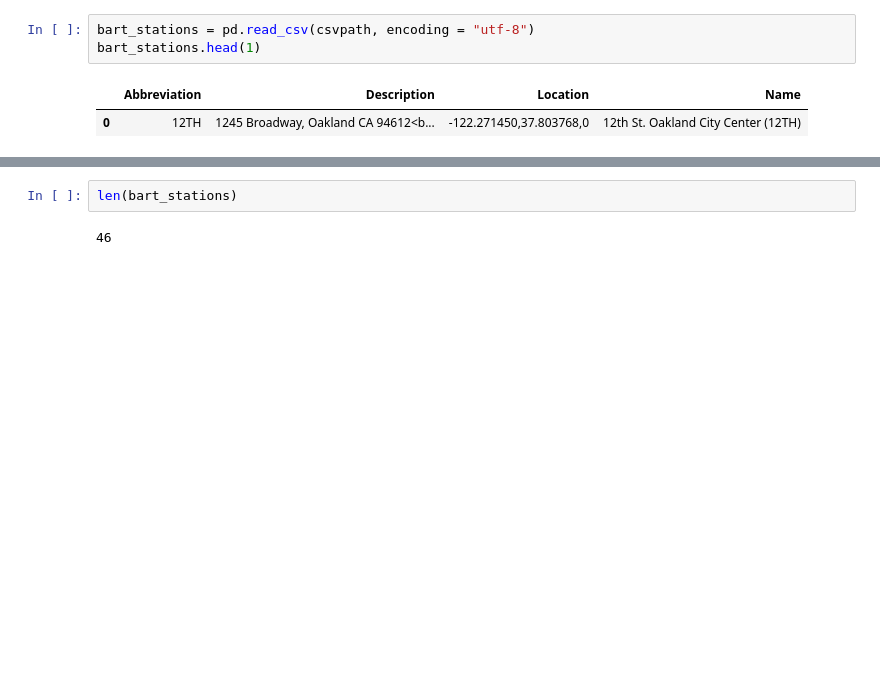
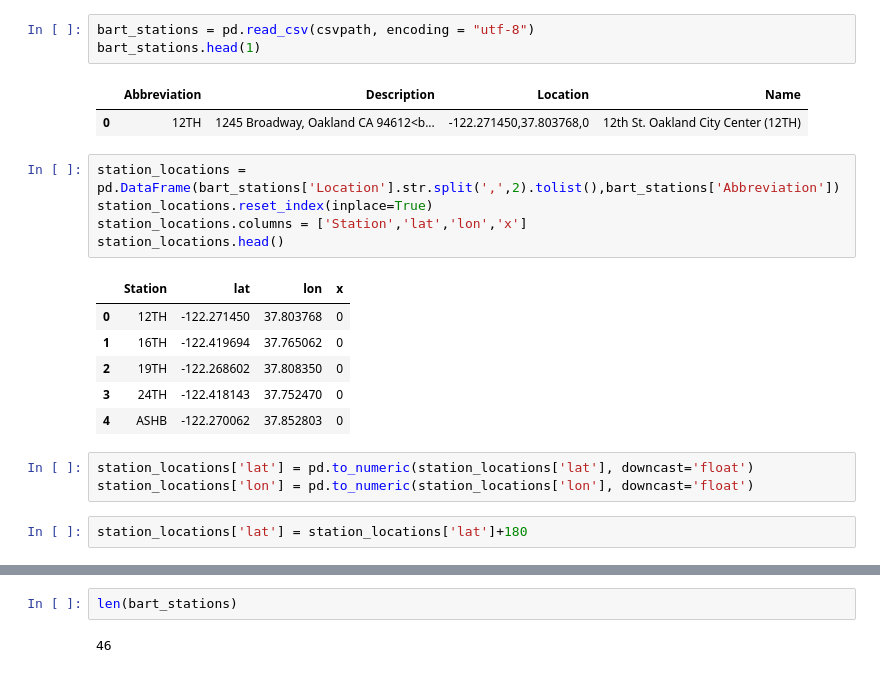
Before and after one commit to mayushah1/Branch4, a Jupyter notebook: 04_Python/BART_Data_Clean.ipynb, the cells around one changed output, grey strips where cells are left out. Saved outputs shown, nothing was run; the diff lists cells and outputs as text; blank space fills up the shorter version.

```diff
--- a/04_Python/BART_Data_Clean.ipynb
+++ b/04_Python/BART_Data_Clean.ipynb
@@ -39,3 +25,20 @@ bart_stations.head(1)
 # %% [output]
 |  | Abbreviation | Description | Location | Name |
 | 0 | 12TH | 1245 Broadway, Oakland CA 94612<b... | -122.271450,37.803768,0 | 12th St. Oakland City Center (12TH) |
+# %%
+station_locations = pd.DataFrame(bart_stations['Location'].str.split(',',2).tolist(),bart_stations['Abbreviation'])
+station_locations.reset_index(inplace=True)
+station_locations.columns = ['Station','lat','lon','x']
+station_locations.head()
+# %% [output]
+|  | Station | lat | lon | x |
+| 0 | 12TH | -122.271450 | 37.803768 | 0 |
+| 1 | 16TH | -122.419694 | 37.765062 | 0 |
+| 2 | 19TH | -122.268602 | 37.808350 | 0 |
+| 3 | 24TH | -122.418143 | 37.752470 | 0 |
+| 4 | ASHB | -122.270062 | 37.852803 | 0 |
+# %%
+station_locations['lat'] = pd.to_numeric(station_locations['lat'], downcast='float')
+station_locations['lon'] = pd.to_numeric(station_locations['lon'], downcast='float')
+# %%
+station_locations['lat'] = station_locations['lat']+180
```
Also changed, not shown: parts of 8 cells of this notebook, 1 other file.
